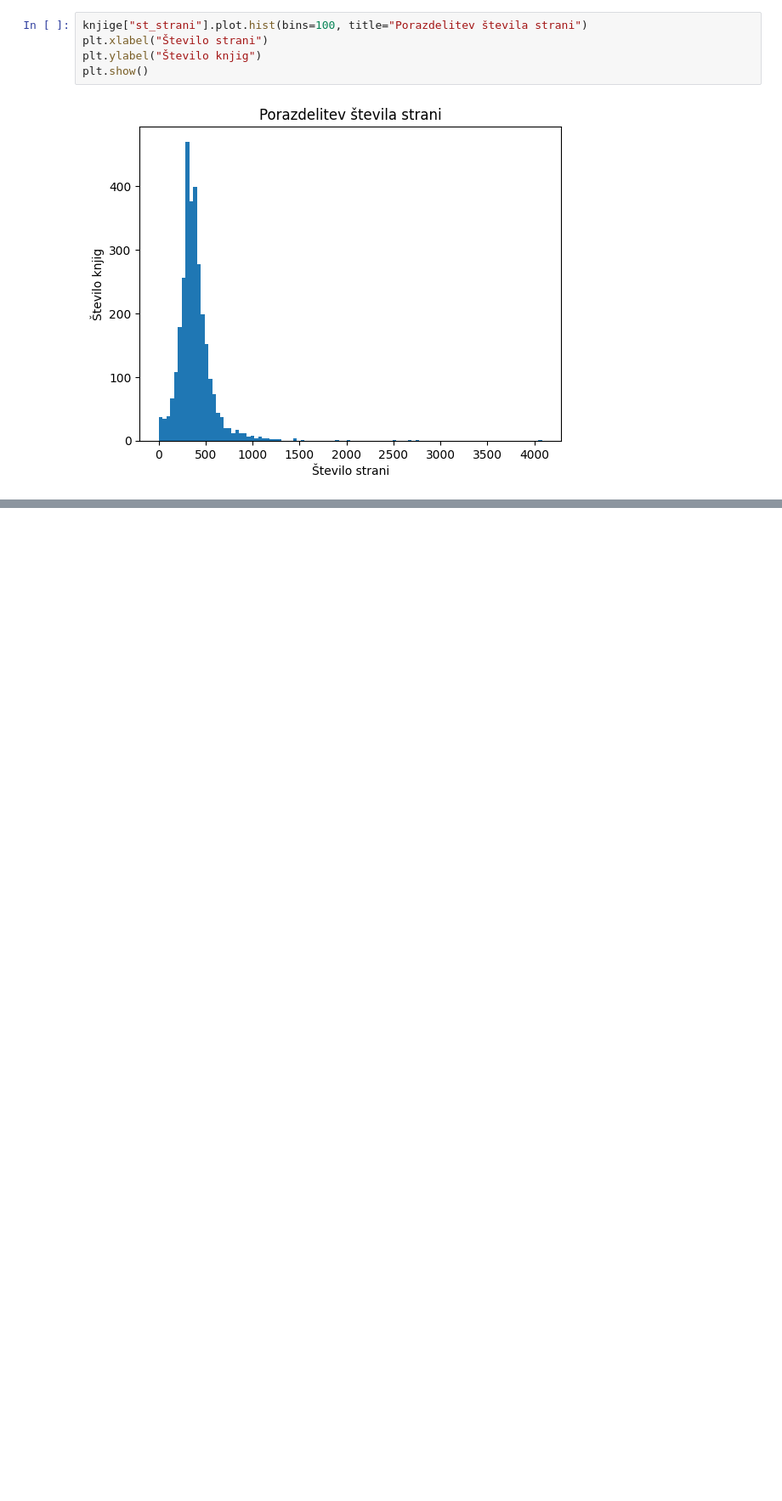
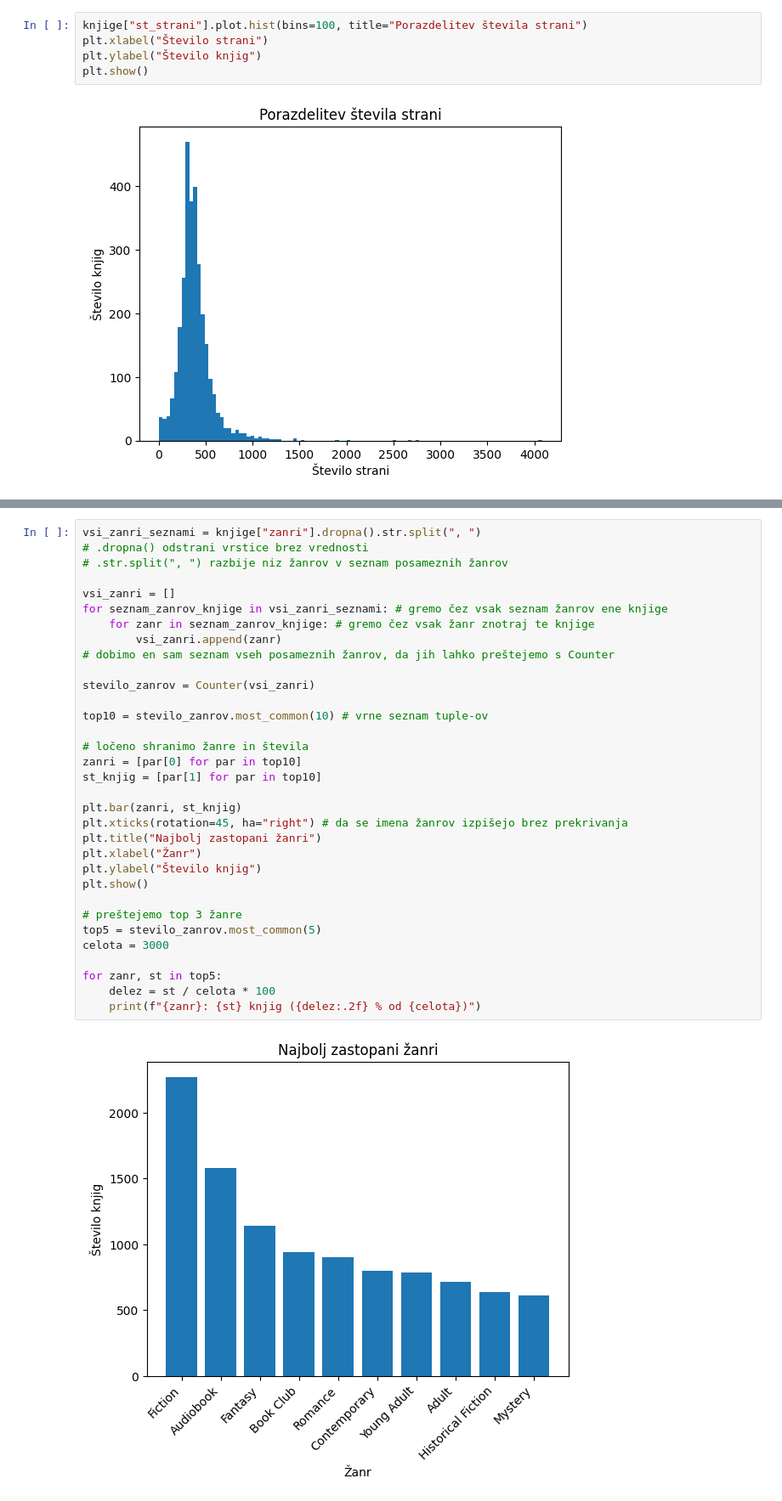
Before and after one commit to staricveronika/uvp-projektna-naloga, a Jupyter notebook: analiza_podatkov.ipynb, the cells around one changed output, grey strips where cells are left out. Shown: that part at 85% size. Saved outputs shown, nothing was run; the diff lists cells and outputs as text; blank space fills up the shorter version.

```diff
--- a/analiza_podatkov.ipynb
+++ b/analiza_podatkov.ipynb
@@ -201,0 +251,35 @@ najdaljsa_knjiga
+# %%
+vsi_zanri_seznami = knjige["zanri"].dropna().str.split(", ")
+# .dropna() odstrani vrstice brez vrednosti
+# .str.split(", ") razbije niz žanrov v seznam posameznih žanrov
+
+vsi_zanri = []
+for seznam_zanrov_knjige in vsi_zanri_seznami: # gremo čez vsak seznam žanrov ene knjige
+    for zanr in seznam_zanrov_knjige: # gremo čez vsak žanr znotraj te knjige
+        vsi_zanri.append(zanr)
+# dobimo en sam seznam vseh posameznih žanrov, da jih lahko preštejemo s Counter
+
+stevilo_zanrov = Counter(vsi_zanri)
+
+top10 = stevilo_zanrov.most_common(10) # vrne seznam tuple-ov
+
+# ločeno shranimo žanre in števila
+zanri = [par[0] for par in top10]
+st_knjig = [par[1] for par in top10]
+
+plt.bar(zanri, st_knjig)
+plt.xticks(rotation=45, ha="right") # da se imena žanrov izpišejo brez prekrivanja
+plt.title("Najbolj zastopani žanri")
+plt.xlabel("Žanr")
+plt.ylabel("Število knjig")
+plt.show()
+
+# preštejemo top 3 žanre
+top5 = stevilo_zanrov.most_common(5)
+celota = 3000
+
+for zanr, st in top5:
+    delez = st / celota * 100
+    print(f"{zanr}: {st} knjig ({delez:.2f} % od {celota})")
+# %% [output]
+[figure, added]
```
Also changed, not shown: parts of 18 cells of this notebook.
